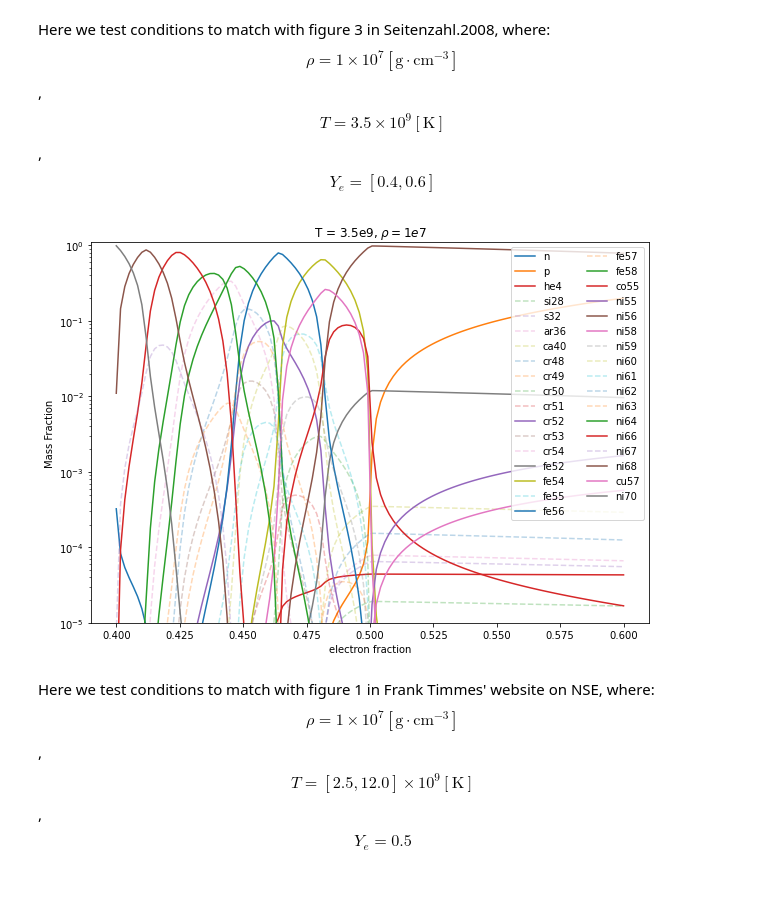
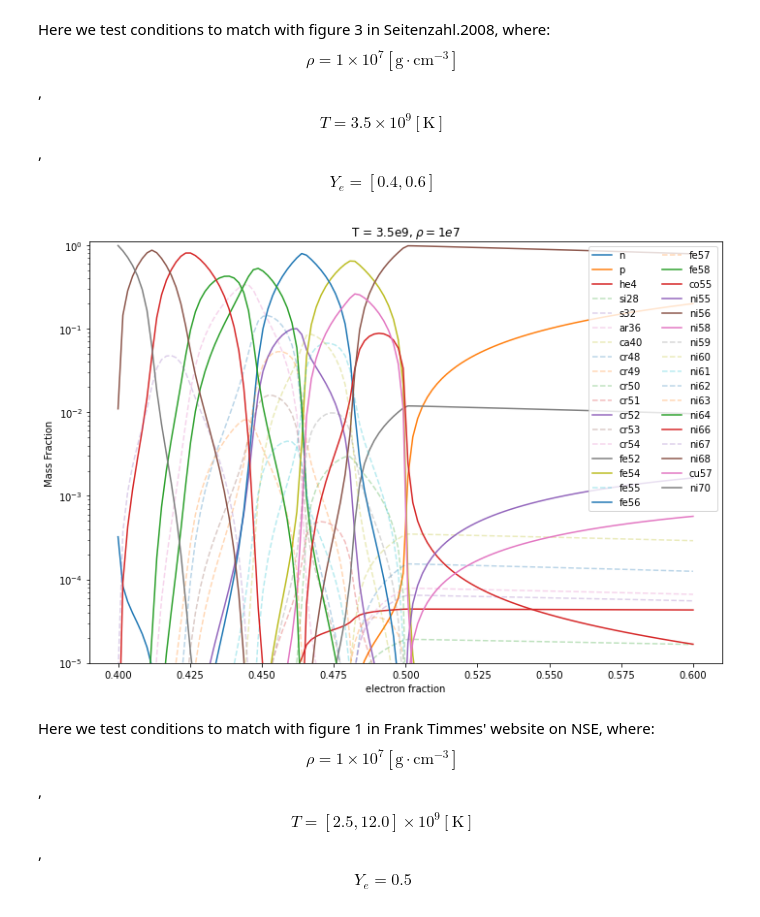
Before and after one commit to pynucastro/paper_notebooks, a Jupyter notebook: nse.ipynb, the cells around one changed output. Cells and saved outputs as stored; diff of their text form; code cells hidden in the pictures; blank space fills up the shorter version.

```diff
--- a/nse.ipynb
+++ b/nse.ipynb
@@ -125,35 +126,36 @@ for i, ye in enumerate(ye_s):
 # %%
 X_s_3 = np.array(X_s_3)
 nuc_names = rc.get_nuclei()
 
 paper_nucs = ["p", "n", "he4", "cr52", "fe52", "fe54", "fe56", "fe58", "co55", "ni55", "cu57",
              "ni56", "ni58", "ni64", "ni66", "ni68", "ni70"]
 paper_nucs = list(map(pyna.Nucleus, paper_nucs))
 
 low_limit = 1e-5
 fig = plt.figure(figsize=(10,7))
 ax = fig.add_subplot(111)
 
 for k in range(len(nuc_names)):
     if nuc_names[k] in paper_nucs:
         line1, = ax.plot(ye_s, X_s_3[:,k])
         if (max(X_s_3[:,k]) > low_limit):
             line1.set_label(str(nuc_names[k]))
     else:
         line1, = ax.plot(ye_s, X_s_3[:,k], '--', alpha=0.3)
         if (max(X_s_3[:,k]) > low_limit):
             line1.set_label(str(nuc_names[k]))
 
 ax.legend(loc = "upper right", prop={'size':10},ncol=2)
 ax.set_xlabel('electron fraction')
 ax.set_ylabel('Mass Fraction')
 ax.set_yscale('log')
 ax.set_ylim([low_limit,1.1])
 ax.set_title(r"T = 3.5e9, $\rho = 1e7$")
 
-plt.savefig("nse_fig3.pdf", format="pdf")
+fig.tight_layout()
+plt.savefig("nse_fig3.pdf", format="pdf",bbox_inches="tight")
 # %% [output]
-[figure, old version]
+[figure, new version]
 # %% [markdown]
  Here we test conditions to match with figure 1 in Frank Timmes' website on NSE, where: $$\rho = 1 \times 10^7 [\textrm{g} \cdot \textrm{cm}^{-3} ]$$, $$T = [2.5, 12.0] \times 10^9 [\textrm{K}]$$ , $$Y_e = 0.5$$
 # %%
```
Also changed, not shown: parts of 3 cells of this notebook.
